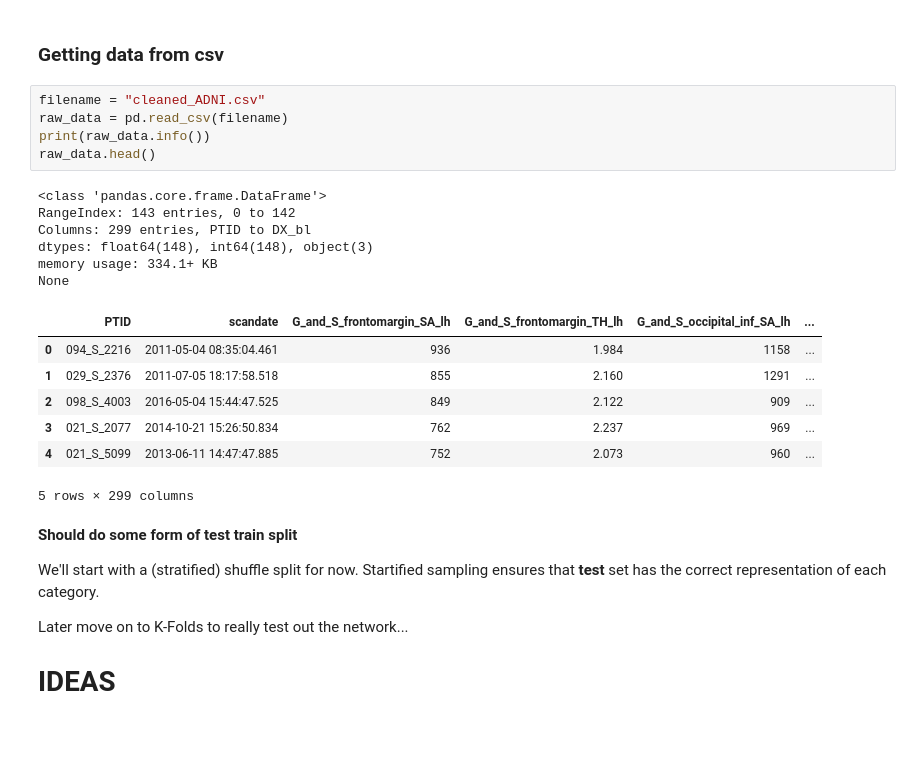
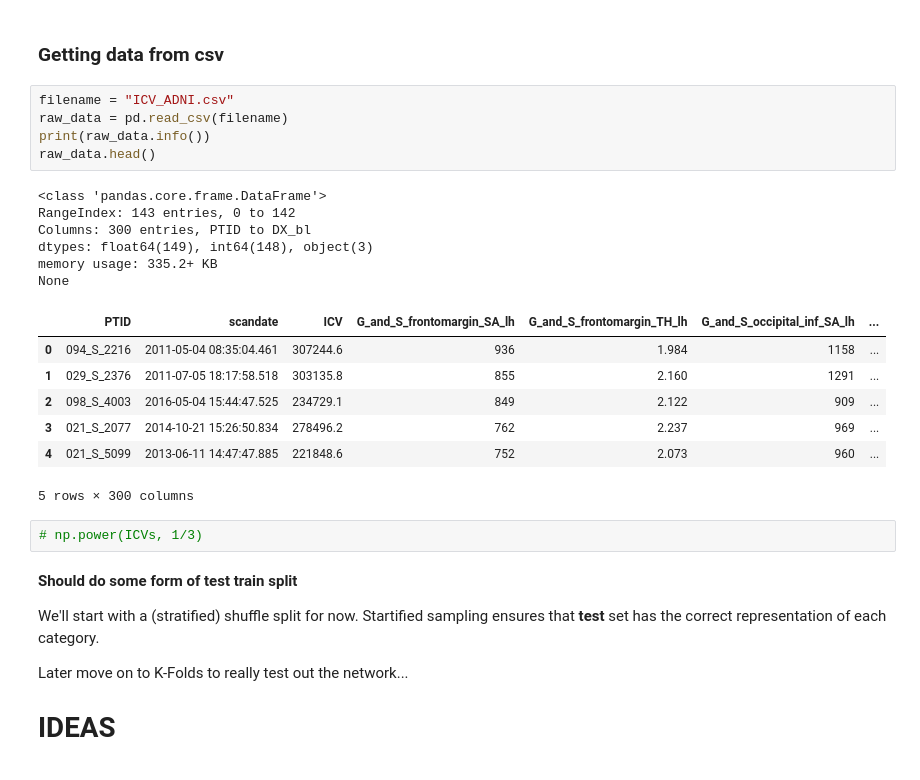
Before and after one commit to ahsanMah/interpretDL, a Jupyter notebook: ADNNI.ipynb, the cells around one changed output. Cells and saved outputs as stored; diff of their text form; blank space fills up the shorter version.

```diff
--- a/ADNNI.ipynb
+++ b/ADNNI.ipynb
@@ -39,24 +38,26 @@ Using TensorFlow backend.
 # %% [markdown]
 ### Getting data from csv
 # %%
-filename = "cleaned_ADNI.csv"
+filename = "ICV_ADNI.csv"
 raw_data = pd.read_csv(filename)
 print(raw_data.info())
 raw_data.head()
 # %% [output]
 <class 'pandas.core.frame.DataFrame'>
 RangeIndex: 143 entries, 0 to 142
-Columns: 299 entries, PTID to DX_bl
-dtypes: float64(148), int64(148), object(3)
-memory usage: 334.1+ KB
+Columns: 300 entries, PTID to DX_bl
+dtypes: float64(149), int64(148), object(3)
+memory usage: 335.2+ KB
 None
-|  | PTID | scandate | G_and_S_frontomargin_SA_lh | G_and_S_frontomargin_TH_lh | G_and_S_occipital_inf_SA_lh | ... |
-| 0 | 094_S_2216 | 2011-05-04 08:35:04.461 | 936 | 1.984 | 1158 | ... |
-| 1 | 029_S_2376 | 2011-07-05 18:17:58.518 | 855 | 2.160 | 1291 | ... |
-| 2 | 098_S_4003 | 2016-05-04 15:44:47.525 | 849 | 2.122 | 909 | ... |
-| 3 | 021_S_2077 | 2014-10-21 15:26:50.834 | 762 | 2.237 | 969 | ... |
-| 4 | 021_S_5099 | 2013-06-11 14:47:47.885 | 752 | 2.073 | 960 | ... |
+|  | PTID | scandate | ICV | G_and_S_frontomargin_SA_lh | G_and_S_frontomargin_TH_lh | G_and_S_occipital_inf_SA_lh | ... |
+| 0 | 094_S_2216 | 2011-05-04 08:35:04.461 | 307244.6 | 936 | 1.984 | 1158 | ... |
+| 1 | 029_S_2376 | 2011-07-05 18:17:58.518 | 303135.8 | 855 | 2.160 | 1291 | ... |
+| 2 | 098_S_4003 | 2016-05-04 15:44:47.525 | 234729.1 | 849 | 2.122 | 909 | ... |
+| 3 | 021_S_2077 | 2014-10-21 15:26:50.834 | 278496.2 | 762 | 2.237 | 969 | ... |
+| 4 | 021_S_5099 | 2013-06-11 14:47:47.885 | 221848.6 | 752 | 2.073 | 960 | ... |
-5 rows × 299 columns
+5 rows × 300 columns
+# %%
+# np.power(ICVs, 1/3)
 # %% [markdown]
 **Should do some form of test train split**
 
```
Also changed, not shown: parts of 25 cells of this notebook, 1 other file.
